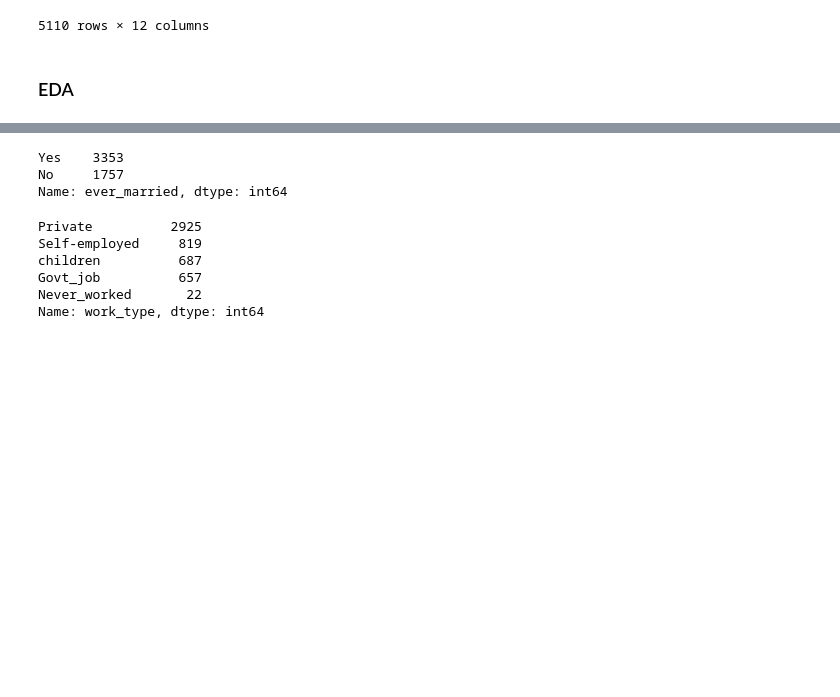
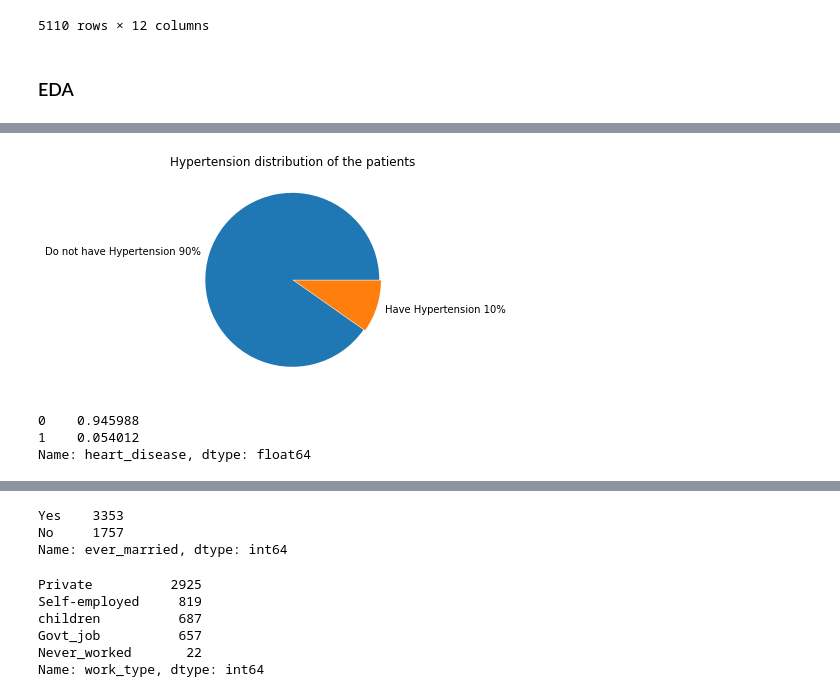
Before and after one commit to x6zeng/cogs118b_final_proj, a Jupyter notebook: stroke_prediction.ipynb, the cells around one changed output, grey strips where cells are left out. Saved outputs shown, nothing was run; the diff lists cells and outputs as text; code cells hidden in the pictures; blank space fills up the shorter version.

```diff
--- a/stroke_prediction.ipynb
+++ b/stroke_prediction.ipynb
@@ -54 +57,15 @@ Name: hypertension, dtype: int64
+# %%
+y = np.array([4612, 498])
+mylabels = ["Do not have Hypertension 90%", "Have Hypertension 10%"]
+plt.pie(y, labels = mylabels, explode=[0.01, 0.01])
+plt.title("Hypertension distribution of the patients")
+plt.show()
+# %% [output]
+[figure, added]
+# %%
+data.heart_disease.value_counts(normalize=True)
+# %% [output]
+0    0.945988
+1    0.054012
+Name: heart_disease, dtype: float64
 # %%
```
Also changed, not shown: parts of 12 cells of this notebook, 1 other file.
